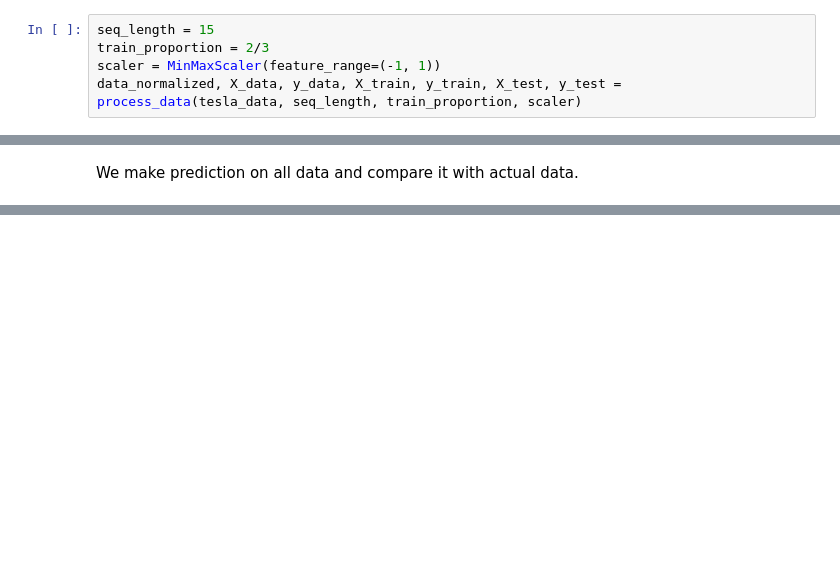
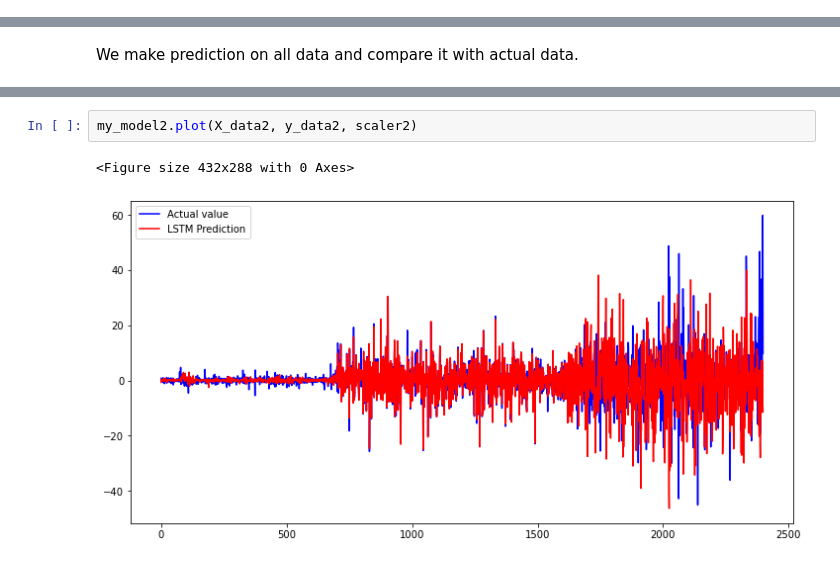
Before and after one commit to ThibaultAlexandre/time-series-forecasting, a Jupyter notebook: main.ipynb, the cells around one changed output, grey strips where cells are left out. Cells and saved outputs as stored; diff of their text form; blank space fills up the shorter version.

```diff
--- a/main.ipynb
+++ b/main.ipynb
@@ -95,8 +153,3 @@ def process_data(data, seq_length, train_proportion, scaler):
     y_test = Variable(torch.Tensor(y[train_size:len(X)]))
 
     return data_normalized, X_data, y_data, X_train, y_train, X_test, y_test
-# %%
-seq_length = 15
-train_proportion = 2/3
-scaler = MinMaxScaler(feature_range=(-1, 1))
-data_normalized, X_data, y_data, X_train, y_train, X_test, y_test = process_data(tesla_data, seq_length, train_proportion, scaler)
@@ -188,0 +262,5 @@ R2 up to the 2300 day using the lstm prediction : 0.9531318808490712
+# %%
+my_model2.plot(X_data2, y_data2, scaler2)
+# %% [output]
+<Figure size 432x288 with 0 Axes>
+[figure, added]
```
Also changed, not shown: parts of 31 cells of this notebook, 2 other files.
